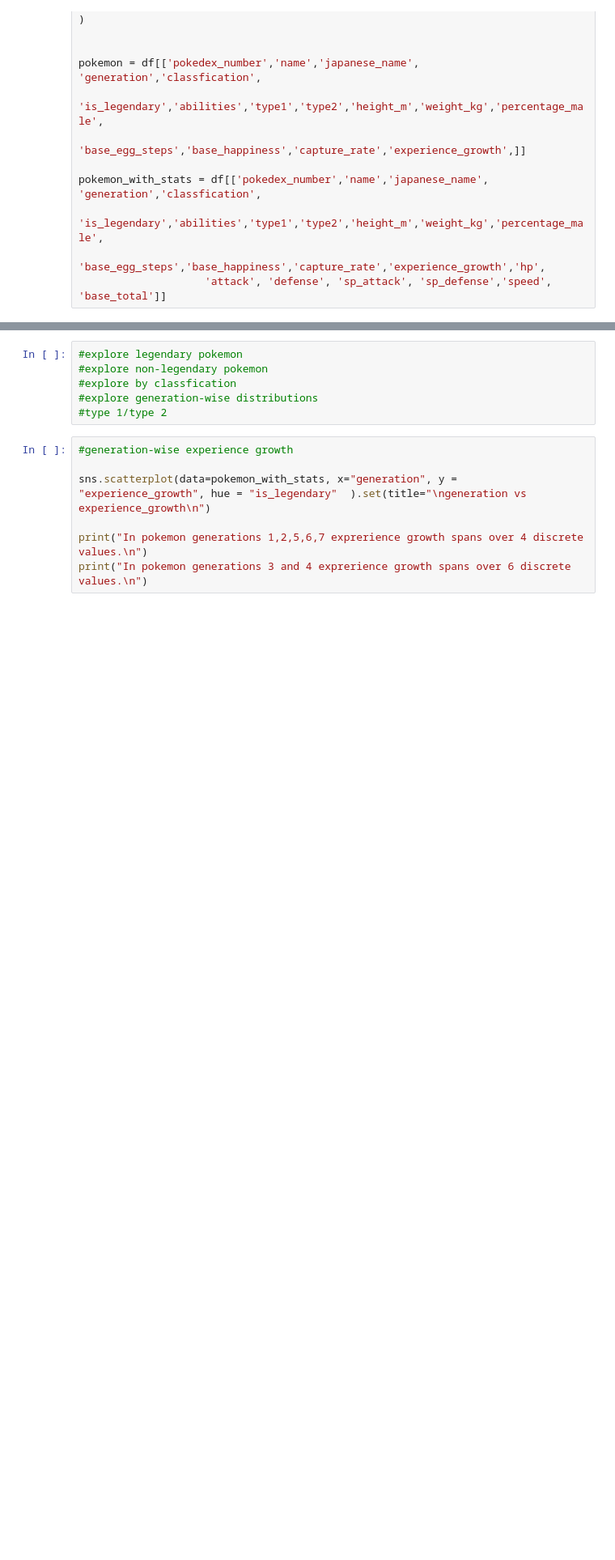
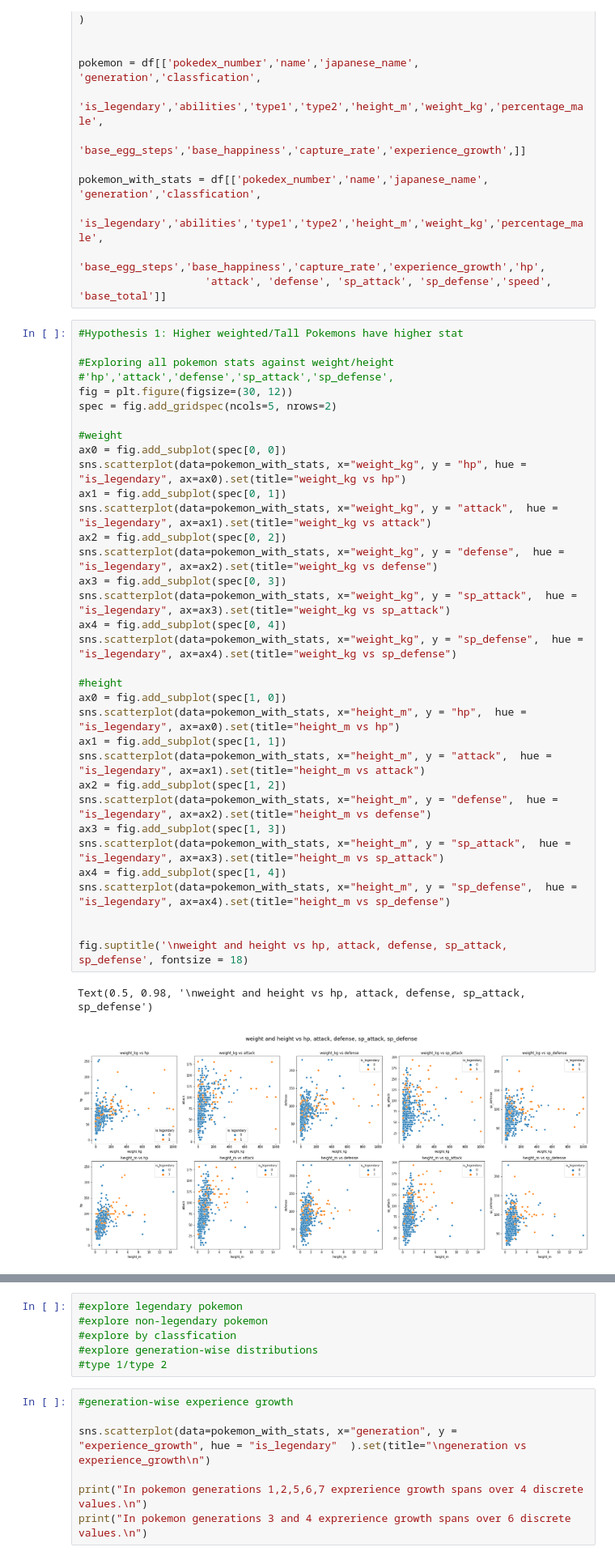
Before and after one commit to Zzzhenya/pokemon_data, a Jupyter notebook: Further Analysis.ipynb, the cells around one changed output, grey strips where cells are left out. Shown at 81% size. Saved outputs shown, nothing was run; the diff lists cells and outputs as text; blank space fills up the shorter version.

```diff
--- a/Further Analysis.ipynb
+++ b/Further Analysis.ipynb
@@ -17,3 +17,40 @@ pokemon_with_stats = df[['pokedex_number','name','japanese_name', 'generation','
                     'is_legendary','abilities','type1','type2','height_m','weight_kg','percentage_male',
                     'base_egg_steps','base_happiness','capture_rate','experience_growth','hp',
                     'attack', 'defense', 'sp_attack', 'sp_defense','speed', 'base_total']]
+# %%
+#Hypothesis 1: Higher weighted/Tall Pokemons have higher stat
+
+#Exploring all pokemon stats against weight/height
+#'hp','attack','defense','sp_attack','sp_defense',
+fig = plt.figure(figsize=(30, 12))
+spec = fig.add_gridspec(ncols=5, nrows=2)
+
+#weight
+ax0 = fig.add_subplot(spec[0, 0])
+sns.scatterplot(data=pokemon_with_stats, x="weight_kg", y = "hp", hue = "is_legendary", ax=ax0).set(title="weight_kg vs hp")
+ax1 = fig.add_subplot(spec[0, 1])
+sns.scatterplot(data=pokemon_with_stats, x="weight_kg", y = "attack",  hue = "is_legendary", ax=ax1).set(title="weight_kg vs attack")
+ax2 = fig.add_subplot(spec[0, 2])
+sns.scatterplot(data=pokemon_with_stats, x="weight_kg", y = "defense",  hue = "is_legendary", ax=ax2).set(title="weight_kg vs defense")
+ax3 = fig.add_subplot(spec[0, 3])
+sns.scatterplot(data=pokemon_with_stats, x="weight_kg", y = "sp_attack",  hue = "is_legendary", ax=ax3).set(title="weight_kg vs sp_attack")
+ax4 = fig.add_subplot(spec[0, 4])
+sns.scatterplot(data=pokemon_with_stats, x="weight_kg", y = "sp_defense",  hue = "is_legendary", ax=ax4).set(title="weight_kg vs sp_defense")
+
+#height
+ax0 = fig.add_subplot(spec[1, 0])
+sns.scatterplot(data=pokemon_with_stats, x="height_m", y = "hp",  hue = "is_legendary", ax=ax0).set(title="height_m vs hp")
+ax1 = fig.add_subplot(spec[1, 1])
+sns.scatterplot(data=pokemon_with_stats, x="height_m", y = "attack",  hue = "is_legendary", ax=ax1).set(title="height_m vs attack")
+ax2 = fig.add_subplot(spec[1, 2])
+sns.scatterplot(data=pokemon_with_stats, x="height_m", y = "defense",  hue = "is_legendary", ax=ax2).set(title="height_m vs defense")
+ax3 = fig.add_subplot(spec[1, 3])
+sns.scatterplot(data=pokemon_with_stats, x="height_m", y = "sp_attack",  hue = "is_legendary", ax=ax3).set(title="height_m vs sp_attack")
+ax4 = fig.add_subplot(spec[1, 4])
+sns.scatterplot(data=pokemon_with_stats, x="height_m", y = "sp_defense",  hue = "is_legendary", ax=ax4).set(title="height_m vs sp_defense")
+
+
+fig.suptitle('\nweight and height vs hp, attack, defense, sp_attack, sp_defense', fontsize = 18)
+# %% [output]
+Text(0.5, 0.98, '\nweight and height vs hp, attack, defense, sp_attack, sp_defense')
+[figure, added]
```
Also changed, not shown: parts of 6 cells of this notebook.
